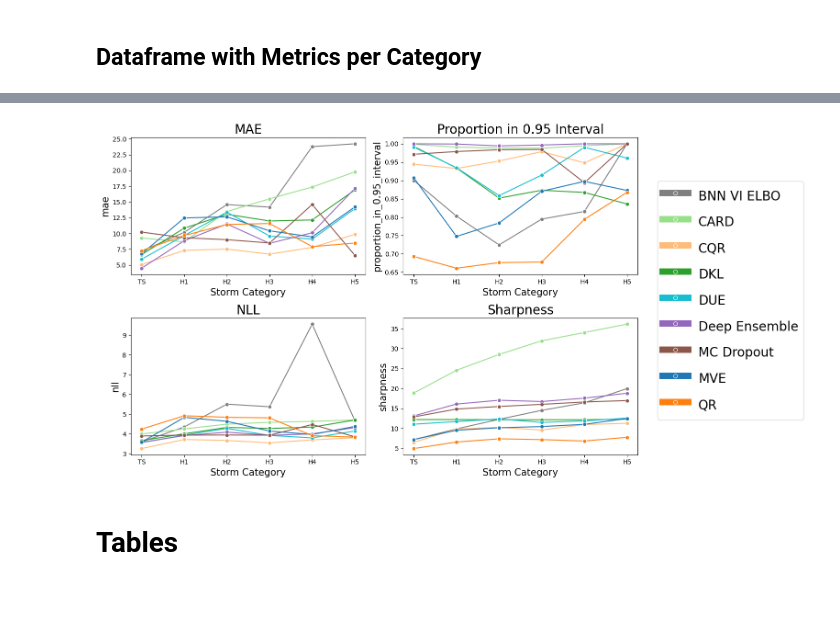
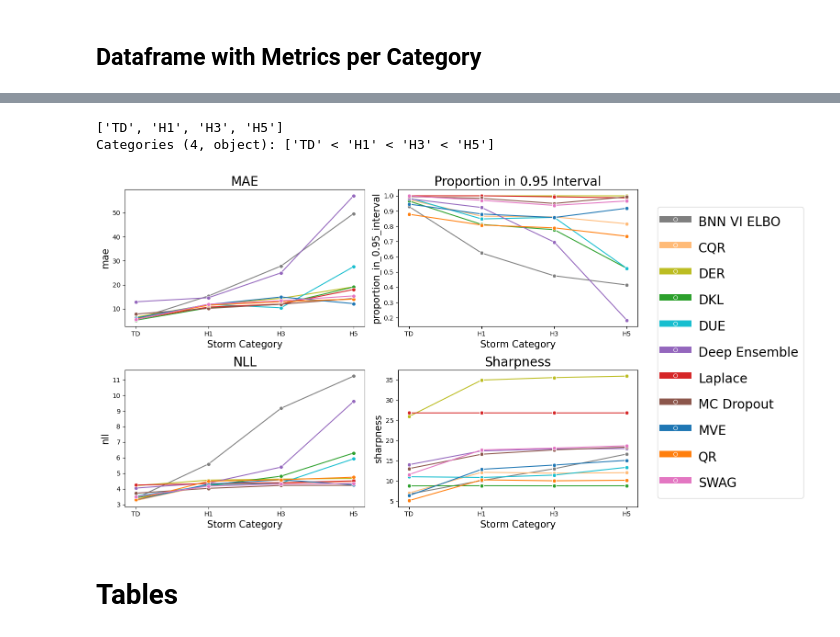
Before and after one commit to nilsleh/tropical_cyclone_uq, a Jupyter notebook: src/results_tropical.ipynb, the cells around one changed output, grey strips where cells are left out. Saved outputs shown, nothing was run; the diff lists cells and outputs as text; code cells hidden in the pictures; blank space fills up the shorter version.

```diff
--- a/src/results_tropical.ipynb
+++ b/src/results_tropical.ipynb
@@ -69,8 +69,8 @@ VAR_TO_PLOT_LABEL = {
 # %%
 # specify directories to include in analysis
 directories = [
-    "/p/project/hai_uqmethodbox/experiment_output/keep_reg",
-    # "/p/project/hai_uqmethodbox/experiment_output/min_wind_speed_0"
+    # "/p/project/hai_uqmethodbox/experiment_output/keep_reg",
+    "/p/project/hai_uqmethodbox/experiment_output/min_wind_speed_0"
     # "/p/project/hai_uqmethodbox/experiment_output/digital_typhoon_check"
 ]
 paths = [file for directory in directories for file in glob.glob(os.path.join(directory, "*", "pred*.csv"))]
@@ -99,7 +99,7 @@ CLASS_LABELS = list(CLASS_BINS.keys())
 SELECTIVE_PROCEDURE = "absolute"
 
 # TODO map them to readable names
-STORM_DISPLAY_ORDER = ["all", "H1", "H3", "H4"]
+STORM_DISPLAY_ORDER = ["all", "TD", "H1", "H3", "H5"]
 
 DS_SPLIT = "test"
 # %%
@@ -787,9 +804,6 @@ QuantileRegression & 8.708 & 4.051 & 12.560 & 5.274 & 15.277 & 5.721 & 18.173 &
 # %%
 def plot_metrics_by_category(category_df, split_type):
-    if split_type == "train":
-        plot_cat_df = category_df[category_df["split"] == "preds_train"]
-    else:
-        plot_cat_df = category_df[category_df["split"] == "preds_val"]
+    plot_cat_df = category_df[category_df["split"] == f"preds_{split_type}"]
 
     # plot per category
     fig, axes = plt.subplots(2, 2, figsize=(12,8))
@@ -797,9 +811,11 @@ def plot_metrics_by_category(category_df, split_type):
     # Assuming 'category' is the column used for x-axis and 'metrics' are the columns to be plotted
     metrics = ["mae", "proportion_in_0.95_interval", "nll", "sharpness"]
 
-    # Assuming 'methods' is the column used for hue
-    methods = 'u'
     plot_cat_df = plot_cat_df[plot_cat_df["uqmethod"]!="DERModel"]
+
+    plot_cat_df = plot_cat_df[plot_cat_df["storm_category"].isin(STORM_DISPLAY_ORDER)]
+    plot_cat_df["storm_category"] = plot_cat_df["storm_category"].cat.remove_unused_categories()
+    print(plot_cat_df["storm_category"].unique())
 
     # Loop through the subplots
     for i, metric in enumerate(metrics):
@@ -815,34 +831,36 @@ def plot_metrics_by_category(category_df, split_type):
         # Increase the size of the x and y labels
         axes[row, col].set_xlabel('Storm Category', fontsize=15)
         axes[row, col].set_ylabel(metric, fontsize=15)
 
         # Increase the size of the x and y ticks
         axes[row, col].tick_params(axis='both', which='major', labelsize=10)
 
     # set the linewidths to the copies
     handles, labels = axes[0,0].get_legend_handles_labels()
     [ha.set_linewidth(10) for ha in handles]
 
     # Replace the labels using the VAR_TO_PLOT_LABEL dictionary
     labels = [VAR_TO_PLOT_LABEL[label] if label in VAR_TO_PLOT_LABEL else label for label in labels]
 
     # Increase the size of the legend labels
     fig.legend(handles, labels, loc='center right', bbox_to_anchor=(1.3, 0.5), fontsize=20, handleheight=2)
 
     # Remove individual legends
     for ax in axes.flat:
         ax.get_legend().remove()
 
     # Adjust layout
     plt.tight_layout()
 
     # Show the plots
     plt.show()
 
 # Call the function with 'train' or 'val' as the argument
 plot_metrics_by_category(category_df, DS_SPLIT)
 # %% [output]
+['TD', 'H1', 'H3', 'H5']
+Categories (4, object): ['TD' < 'H1' < 'H3' < 'H5']
-[figure, old version]
+[figure, new version]
 # %% [markdown]
 # Tables
 # %%
```
Also changed, not shown: parts of 27 cells of this notebook.
